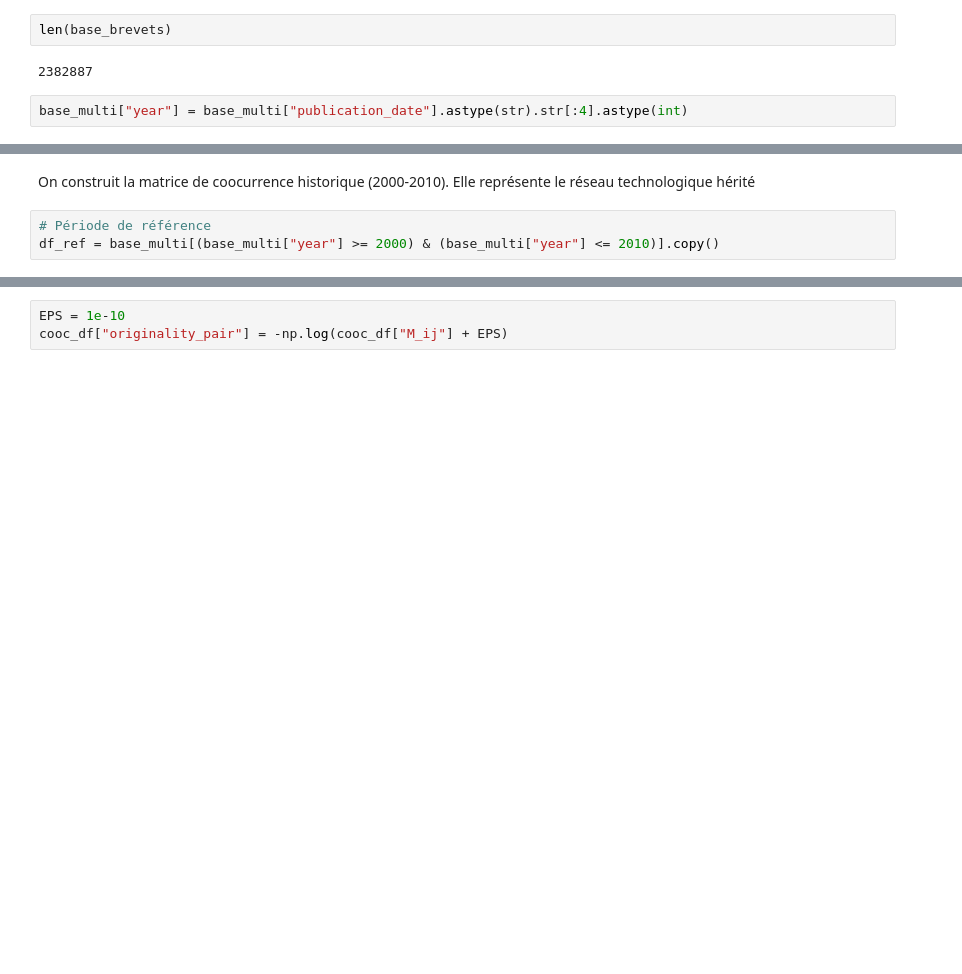
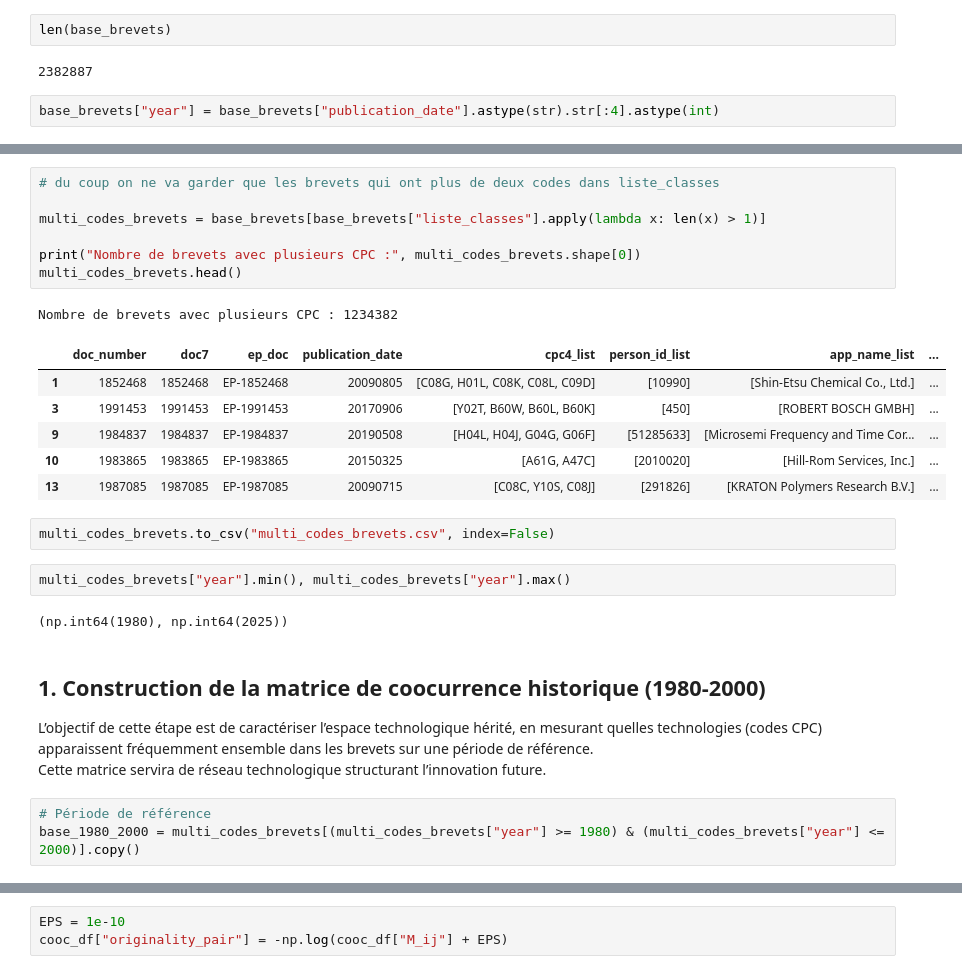
Before and after one commit to quentinbenchetrit/Stat-App, a Jupyter notebook: adaptation_article_acemoglu.ipynb, the cells around one changed output, grey strips where cells are left out. Saved outputs shown, nothing was run; the diff lists cells and outputs as text; blank space fills up the shorter version.

```diff
--- a/adaptation_article_acemoglu.ipynb
+++ b/adaptation_article_acemoglu.ipynb
@@ -25,4 +25,4 @@ len(base_brevets)
 # %% [output]
 2382887
 # %%
-base_multi["year"] = base_multi["publication_date"].astype(str).str[:4].astype(int)
+base_brevets["year"] = base_brevets["publication_date"].astype(str).str[:4].astype(int)
@@ -45,5 +56,28 @@ base_multi.head()
+# %%
+# du coup on ne va garder que les brevets qui ont plus de deux codes dans liste_classes
+
+multi_codes_brevets = base_brevets[base_brevets["liste_classes"].apply(lambda x: len(x) > 1)]
+
+print("Nombre de brevets avec plusieurs CPC :", multi_codes_brevets.shape[0])
+multi_codes_brevets.head()
+# %% [output]
+Nombre de brevets avec plusieurs CPC : 1234382
+|  | doc_number | doc7 | ep_doc | publication_date | cpc4_list | person_id_list | app_name_list | ... |
+| 1 | 1852468 | 1852468 | EP-1852468 | 20090805 | [C08G, H01L, C08K, C08L, C09D] | [10990] | [Shin-Etsu Chemical Co., Ltd.] | ... |
+| 3 | 1991453 | 1991453 | EP-1991453 | 20170906 | [Y02T, B60W, B60L, B60K] | [450] | [ROBERT BOSCH GMBH] | ... |
+| 9 | 1984837 | 1984837 | EP-1984837 | 20190508 | [H04L, H04J, G04G, G06F] | [51285633] | [Microsemi Frequency and Time Cor... | ... |
+| 10 | 1983865 | 1983865 | EP-1983865 | 20150325 | [A61G, A47C] | [2010020] | [Hill-Rom Services, Inc.] | ... |
+| 13 | 1987085 | 1987085 | EP-1987085 | 20090715 | [C08C, Y10S, C08J] | [291826] | [KRATON Polymers Research B.V.] | ... |
+# %%
+multi_codes_brevets.to_csv("multi_codes_brevets.csv", index=False)
+# %%
+multi_codes_brevets["year"].min(), multi_codes_brevets["year"].max()
+# %% [output]
+(np.int64(1980), np.int64(2025))
 # %% [markdown]
-On construit la matrice de coocurrence historique (2000-2010). Elle représente le réseau technologique hérité
+## 1. Construction de la matrice de coocurrence historique (1980-2000)
+L’objectif de cette étape est de caractériser l’espace technologique hérité, en mesurant quelles technologies (codes CPC) apparaissent fréquemment ensemble dans les brevets sur une période de référence.
+Cette matrice servira de réseau technologique structurant l’innovation future.
 # %%
 # Période de référence
-df_ref = base_multi[(base_multi["year"] >= 2000) & (base_multi["year"] <= 2010)].copy()
+base_1980_2000 = multi_codes_brevets[(multi_codes_brevets["year"] >= 1980) & (multi_codes_brevets["year"] <= 2000)].copy()
```
Also changed, not shown: parts of 17 cells of this notebook.
